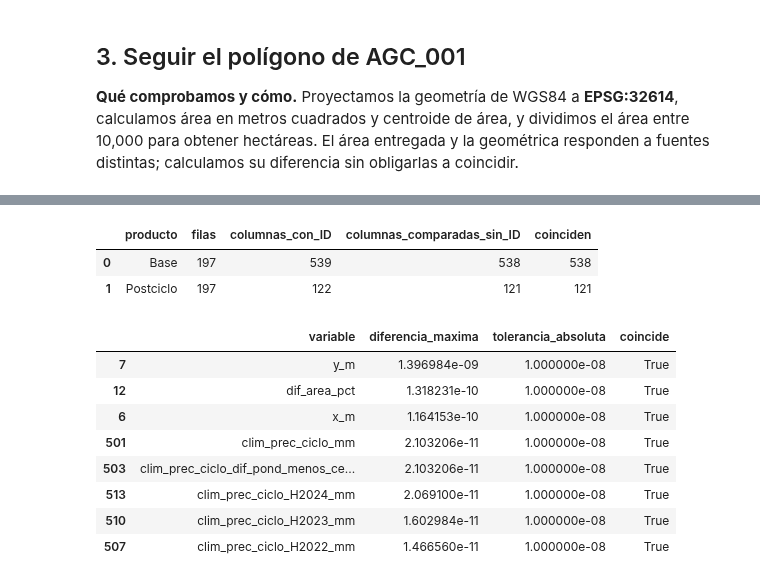
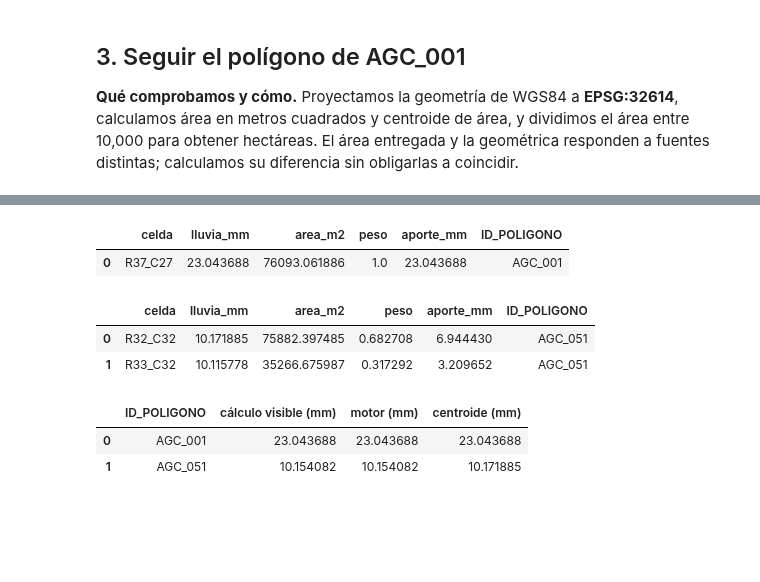
Before and after one commit to netfoor/Reto-AgroCebada-FIRA-2026, a Jupyter notebook: notebooks/02_fuentes_a_variables.ipynb, the cells around one changed output, grey strips where cells are left out. Saved outputs shown, nothing was run; the diff lists cells and outputs as text; code cells hidden in the pictures; blank space fills up the shorter version.

```diff
--- a/notebooks/02_fuentes_a_variables.ipynb
+++ b/notebooks/02_fuentes_a_variables.ipynb
@@ -613,0 +534,20 @@ malla y geometrías. Contar varios píxeles no aumenta el número de parcelas ni
+# %%
+from pyproj import Transformer
+from shapely.geometry import Polygon
+from shapely.ops import transform as transformar_geometria
+
+PARCELA = "AGC_001"
+transformar_utm = Transformer.from_crs(crs_geoms, 32614, always_xy=True).transform
+poligono_utm_manual = transformar_geometria(transformar_utm, geoms[PARCELA])
+area_ha_manual = poligono_utm_manual.area / 10_000
+centroide_manual = poligono_utm_manual.centroid
+fila_meta = meta.set_index("ID_POLIGONO").loc[PARCELA]
+calculo_geo_manual = pd.DataFrame({
+    "magnitud": ["Área geométrica (ha)", "Centroide x (m)", "Centroide y (m)"],
+    "cálculo visible": [area_ha_manual, centroide_manual.x, centroide_manual.y],
+    "metadatos del motor": [fila_meta.area_geom_ha, fila_meta.x_m, fila_meta.y_m],
+})
+np.testing.assert_allclose(calculo_geo_manual["cálculo visible"],
+                           calculo_geo_manual["metadatos del motor"], atol=1e-8, rtol=0)
+display(calculo_geo_manual.round(6))
+print("Área del catálogo, conservada aparte (ha):", fila_meta.AREA_HA)
@@ -928,29 +1023,36 @@ reproducción numérica, no una evaluación predictiva.
 # %%
-referencia_base = leer_referencia("base")
-referencia_postciclo = leer_referencia("postciclo")
-contraste_base = fuentes02.comparar_referencia(tabla_base, referencia_base)
-contraste_postciclo = fuentes02.comparar_referencia(tabla_postciclo, referencia_postciclo)
-assert len(contraste_base) == 538 and len(contraste_postciclo) == 121
-assert contraste_base.coincide.all(), "La base no reproduce el control histórico."
-assert contraste_postciclo.coincide.all(), "El postciclo no reproduce su control histórico."
-display(pd.DataFrame([
-    {"producto": "Base", "filas": len(tabla_base), "columnas_con_ID": tabla_base.shape[1],
-     "columnas_comparadas_sin_ID": len(contraste_base), "coinciden": int(contraste_base.coincide.sum())},
-    {"producto": "Postciclo", "filas": len(tabla_postciclo), "columnas_con_ID": tabla_postciclo.shape[1],
-     "columnas_comparadas_sin_ID": len(contraste_postciclo), "coinciden": int(contraste_postciclo.coincide.sum())},
-]))
-display(contraste_base.sort_values("diferencia_maxima", ascending=False).head(8))
+contrastes_lluvia = []
+for id_ejemplo in [PARCELA, "AGC_051"]:
+    piezas_ejemplo = geo02.piezas_parcela_raster(rasters["PREC_2025_04.tif"],
+                                                geoms[id_ejemplo], crs_geoms)
+    piezas_validas = pd.DataFrame([
+        {"celda": f"R{p['fila']}_C{p['col']}", "lluvia_mm": p["valor"],
+         "area_m2": transformar_geometria(transformar_utm, p["interseccion"]).area}
+        for p in piezas_ejemplo["piezas"] if p["valido"]
+    ])
+    np.testing.assert_allclose(piezas_validas.area_m2,
+                               [p["area_peso"] for p in piezas_ejemplo["piezas"] if p["valido"]],
+                               atol=1e-8, rtol=0)
+    area_valida = piezas_validas.area_m2.sum()
+    piezas_validas["peso"] = piezas_validas.area_m2 / area_valida
+    piezas_validas["aporte_mm"] = piezas_validas.lluvia_mm * piezas_validas.peso
+    lluvia_visible = piezas_validas.aporte_mm.sum()
+    control_lluvia = geo02.extraer_raster(rasters["PREC_2025_04.tif"],
+                                          {id_ejemplo: geoms[id_ejemplo]}, crs_geoms)[id_ejemplo]
+    np.testing.assert_allclose(piezas_validas.peso.sum(), 1., atol=1e-12, rtol=0)
+    np.testing.assert_allclose(lluvia_visible, control_lluvia["pond"], atol=1e-12, rtol=0)
+    display(piezas_validas.assign(ID_POLIGONO=id_ejemplo).round(6))
+    contrastes_lluvia.append({"ID_POLIGONO": id_ejemplo, "cálculo visible (mm)": lluvia_visible,
+                              "motor (mm)": control_lluvia["pond"],
+                              "centroide (mm)": control_lluvia["cent"]})
+display(pd.DataFrame(contrastes_lluvia).round(6))
 # %% [output]
-|  | producto | filas | columnas_con_ID | columnas_comparadas_sin_ID | coinciden |
-| 0 | Base | 197 | 539 | 538 | 538 |
-| 1 | Postciclo | 197 | 122 | 121 | 121 |
+|  | celda | lluvia_mm | area_m2 | peso | aporte_mm | ID_POLIGONO |
+| 0 | R37_C27 | 23.043688 | 76093.061886 | 1.0 | 23.043688 | AGC_001 |
-|  | variable | diferencia_maxima | tolerancia_absoluta | coincide |
-| 7 | y_m | 1.396984e-09 | 1.000000e-08 | True |
-| 12 | dif_area_pct | 1.318231e-10 | 1.000000e-08 | True |
-| 6 | x_m | 1.164153e-10 | 1.000000e-08 | True |
-| 501 | clim_prec_ciclo_mm | 2.103206e-11 | 1.000000e-08 | True |
-| 503 | clim_prec_ciclo_dif_pond_menos_ce... | 2.103206e-11 | 1.000000e-08 | True |
-| 513 | clim_prec_ciclo_H2024_mm | 2.069100e-11 | 1.000000e-08 | True |
-| 510 | clim_prec_ciclo_H2023_mm | 1.602984e-11 | 1.000000e-08 | True |
-| 507 | clim_prec_ciclo_H2022_mm | 1.466560e-11 | 1.000000e-08 | True |
+|  | celda | lluvia_mm | area_m2 | peso | aporte_mm | ID_POLIGONO |
+| 0 | R32_C32 | 10.171885 | 75882.397485 | 0.682708 | 6.944430 | AGC_051 |
+| 1 | R33_C32 | 10.115778 | 35266.675987 | 0.317292 | 3.209652 | AGC_051 |
+|  | ID_POLIGONO | cálculo visible (mm) | motor (mm) | centroide (mm) |
+| 0 | AGC_001 | 23.043688 | 23.043688 | 23.043688 |
+| 1 | AGC_051 | 10.154082 | 10.154082 | 10.171885 |
 # %% [markdown]
```
Also changed, not shown: parts of 75 cells of this notebook, 34 other files.
